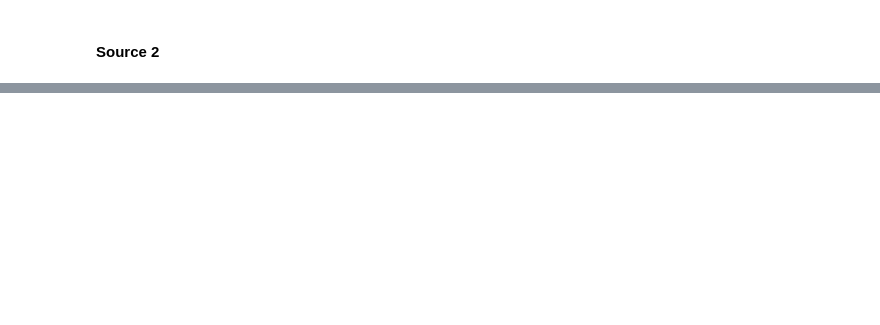
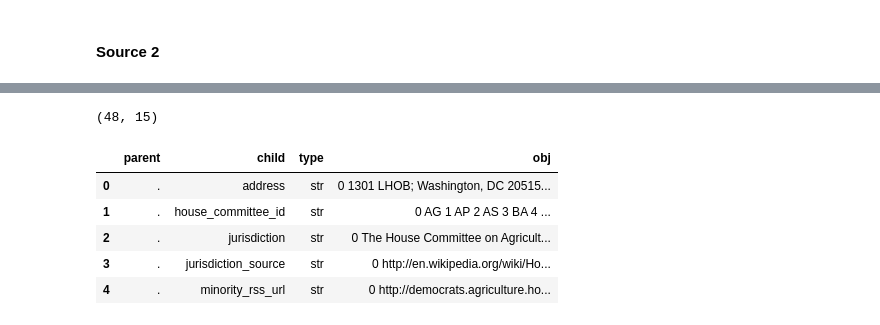
Before and after one commit to metinsenturk/flat_table, a Jupyter notebook: notebooks/Yaml.ipynb, the cells around one changed output, grey strips where cells are left out. Drawn from its saved outputs; the diff is of its cells as text; code cells hidden in the pictures; blank space fills up the shorter version.

```diff
--- a/notebooks/Yaml.ipynb
+++ b/notebooks/Yaml.ipynb
@@ -25,3 +24,4 @@ import norm
 # %%
 source = yaml.load(open('../data/legislators-historical.yaml').read())
 source2 = yaml.load(open('../data/executive.yaml').read())
+source3 = yaml.load(open('../data/committees-current.yaml').read())
@@ -119,0 +141,4 @@ df_final.head()
+# %%
+df3 = pd.DataFrame(source3)
+df3_in = norm.mapper(df3)
+df3_in.shape
@@ -119,0 +164,13 @@ df_final.head()
+# %%
+df3.shape
+# %% [output]
+(48, 15)
+# %%
+df3_in.head()
+# %% [output]
+|  | parent | child | type | obj |
+| 0 | . | address | str | 0 1301 LHOB; Washington, DC 20515... |
+| 1 | . | house_committee_id | str | 0 AG 1 AP 2 AS 3 BA 4 ... |
+| 2 | . | jurisdiction | str | 0 The House Committee on Agricult... |
+| 3 | . | jurisdiction_source | str | 0 http://en.wikipedia.org/wiki/Ho... |
+| 4 | . | minority_rss_url | str | 0 http://democrats.agriculture.ho... |
```
Also changed, not shown: parts of 20 cells of this notebook, 1 other file.
